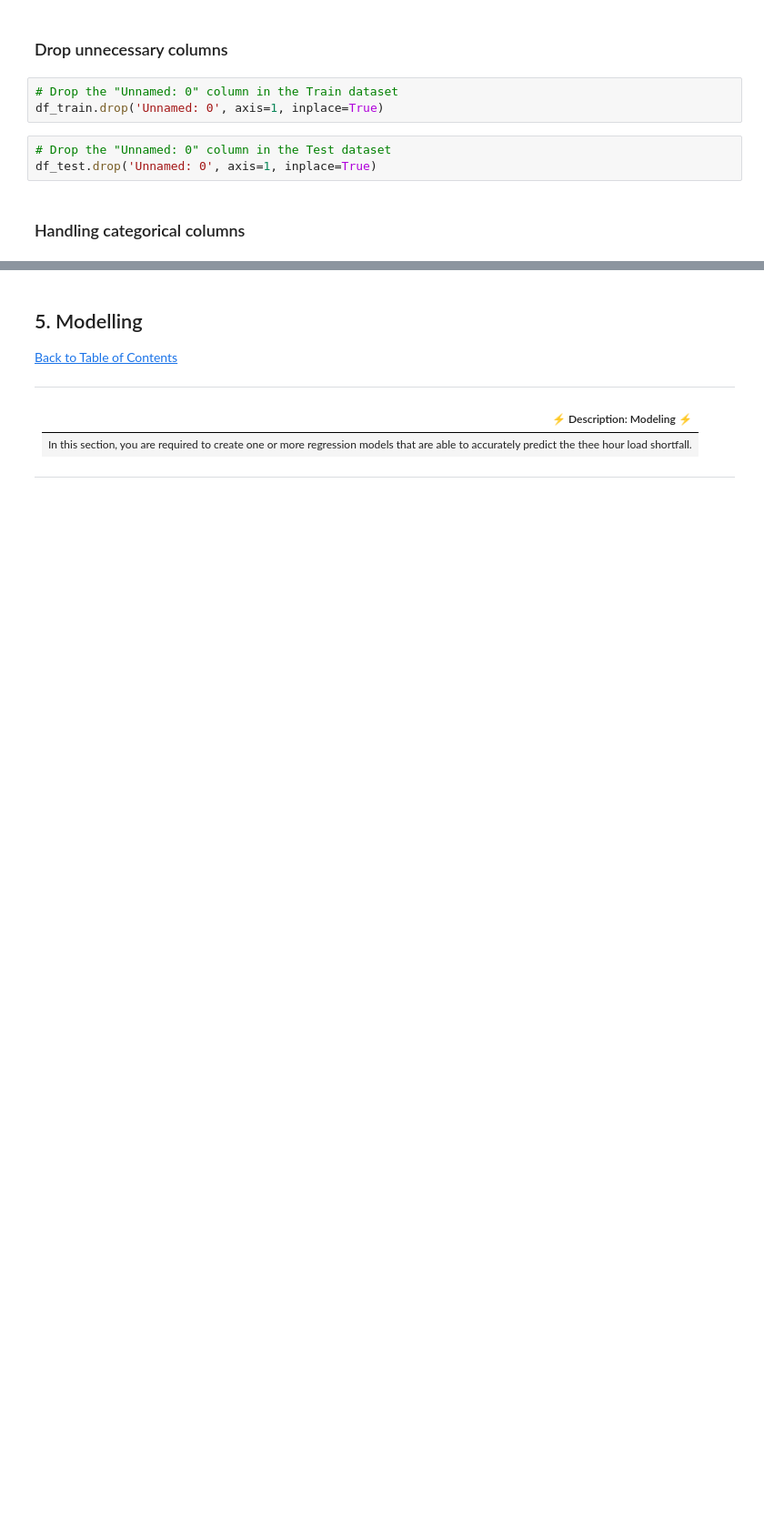
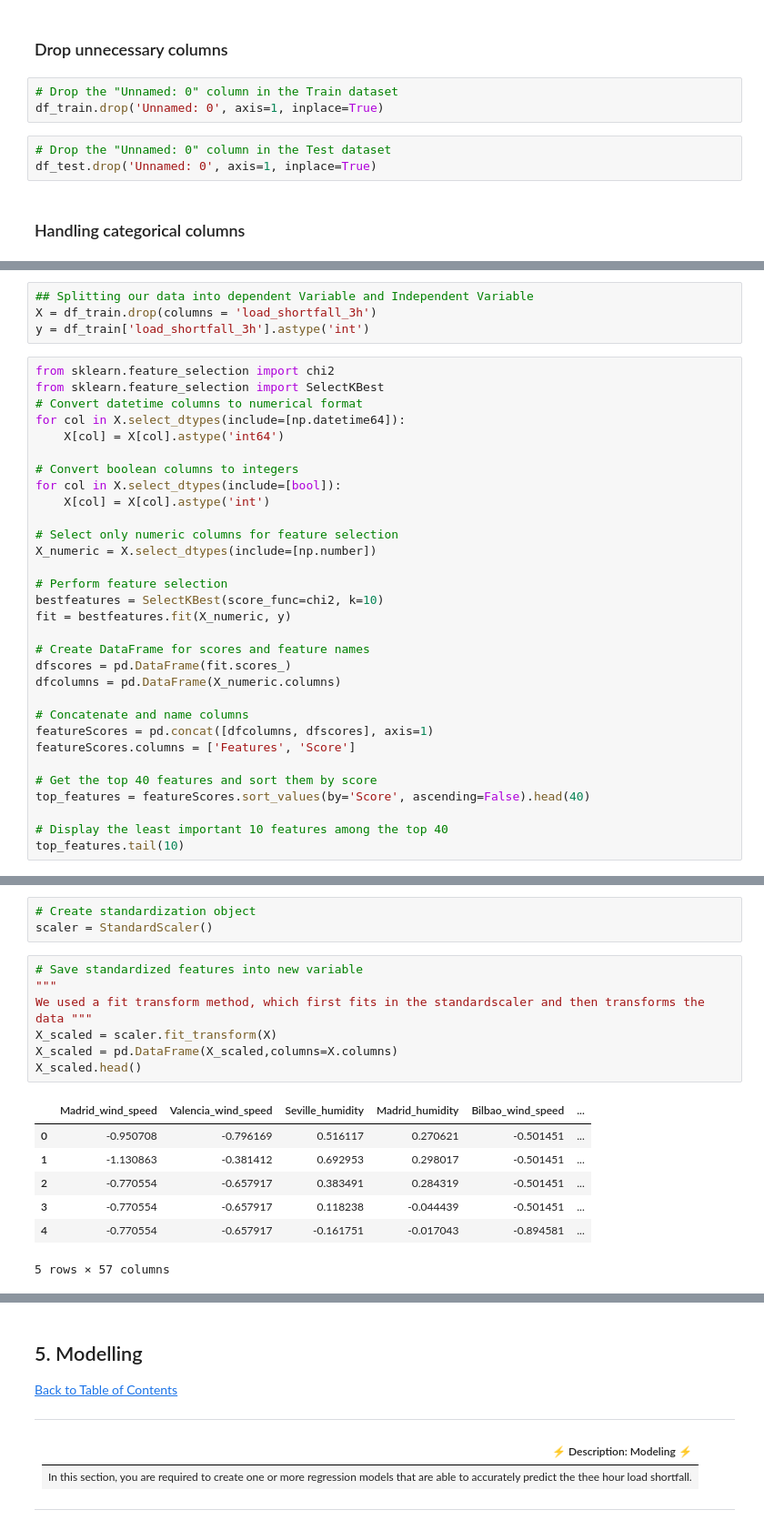
Before and after one commit to AneleMaphalala/Regression-Sprint-2307FTDS-Anele-Maphalala, a Jupyter notebook: Notebook.ipynb, the cells around one changed output, grey strips where cells are left out. Shown at 91% size. Cells and saved outputs as stored; diff of their text form; blank space fills up the shorter version.

Commit message:
feat: model testing and performance

```diff
--- a/Notebook.ipynb
+++ b/Notebook.ipynb
@@ -403,0 +653,35 @@ df_test.drop('Unnamed: 0', axis=1, inplace=True)
+# %%
+## Splitting our data into dependent Variable and Independent Variable
+X = df_train.drop(columns = 'load_shortfall_3h')
+y = df_train['load_shortfall_3h'].astype('int')
+# %%
+from sklearn.feature_selection import chi2
+from sklearn.feature_selection import SelectKBest
+# Convert datetime columns to numerical format
+for col in X.select_dtypes(include=[np.datetime64]):
+    X[col] = X[col].astype('int64')
+
+# Convert boolean columns to integers
+for col in X.select_dtypes(include=[bool]):
+    X[col] = X[col].astype('int')
+
+# Select only numeric columns for feature selection
+X_numeric = X.select_dtypes(include=[np.number])
+
+# Perform feature selection
+bestfeatures = SelectKBest(score_func=chi2, k=10)
+fit = bestfeatures.fit(X_numeric, y)
+
+# Create DataFrame for scores and feature names
+dfscores = pd.DataFrame(fit.scores_)
+dfcolumns = pd.DataFrame(X_numeric.columns)
+
+# Concatenate and name columns
+featureScores = pd.concat([dfcolumns, dfscores], axis=1)
+featureScores.columns = ['Features', 'Score']
+
+# Get the top 40 features and sort them by score
+top_features = featureScores.sort_values(by='Score', ascending=False).head(40)
+
+# Display the least important 10 features among the top 40
+top_features.tail(10)
@@ -403,0 +700,18 @@ df_test.drop('Unnamed: 0', axis=1, inplace=True)
+# %%
+# Create standardization object
+scaler = StandardScaler()
+# %%
+# Save standardized features into new variable
+"""
+We used a fit transform method, which first fits in the standardscaler and then transforms the data """
+X_scaled = scaler.fit_transform(X)
+X_scaled = pd.DataFrame(X_scaled,columns=X.columns)
+X_scaled.head()
+# %% [output]
+|  | Madrid_wind_speed | Valencia_wind_speed | Seville_humidity | Madrid_humidity | Bilbao_wind_speed | ... |
+| 0 | -0.950708 | -0.796169 | 0.516117 | 0.270621 | -0.501451 | ... |
+| 1 | -1.130863 | -0.381412 | 0.692953 | 0.298017 | -0.501451 | ... |
+| 2 | -0.770554 | -0.657917 | 0.383491 | 0.284319 | -0.501451 | ... |
+| 3 | -0.770554 | -0.657917 | 0.118238 | -0.044439 | -0.501451 | ... |
+| 4 | -0.770554 | -0.657917 | -0.161751 | -0.017043 | -0.894581 | ... |
+5 rows × 57 columns
```
Also changed, not shown: parts of 48 cells of this notebook, 1 other file.
